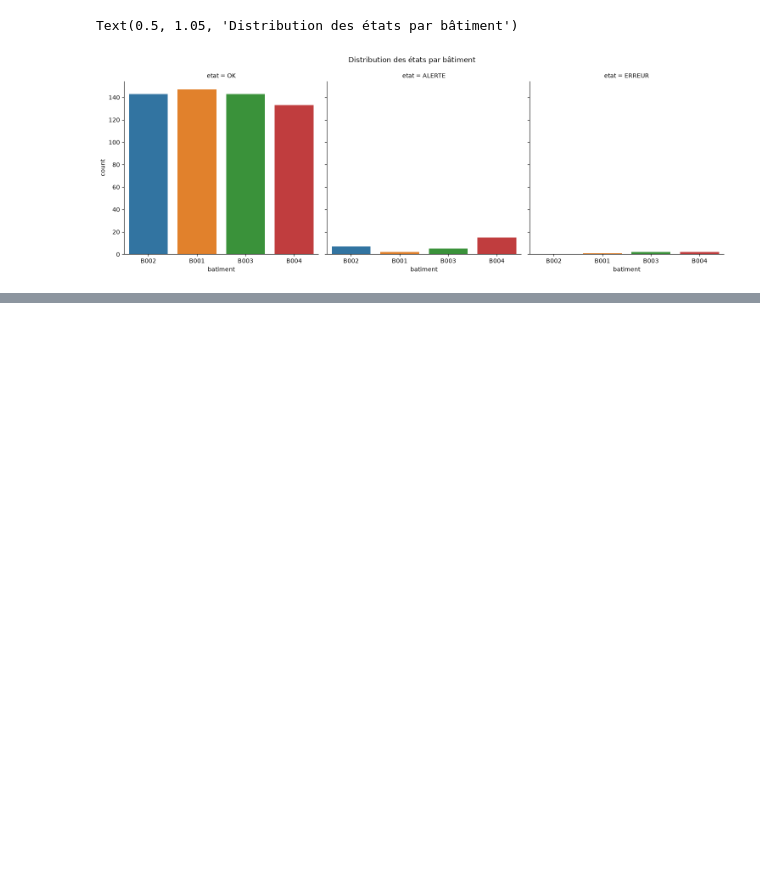
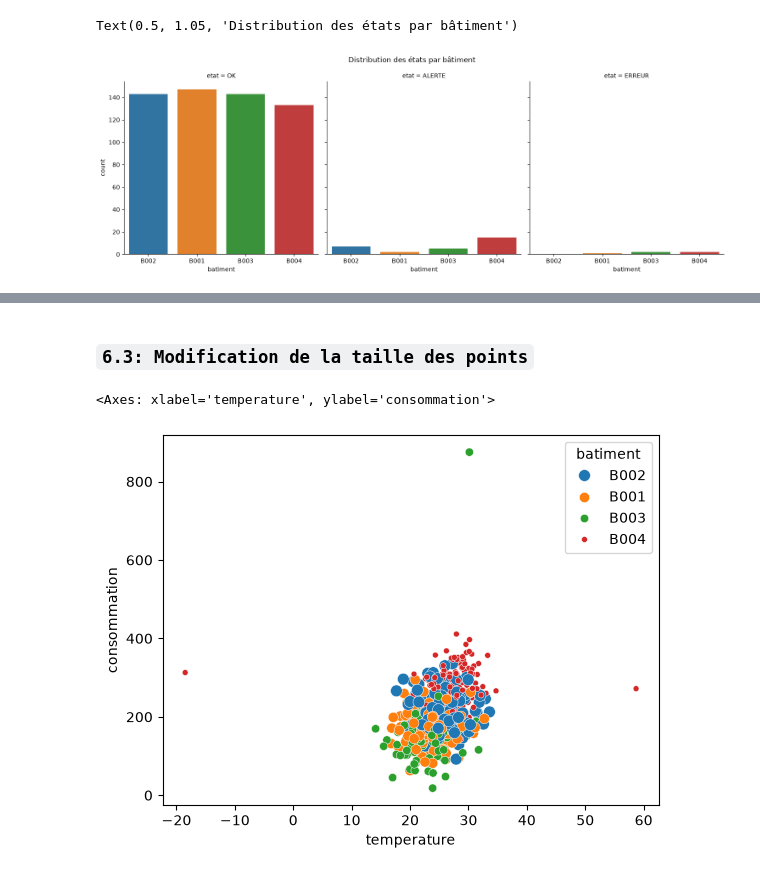
Before and after one commit to Alassanee/atelier_seaborn_iot, a Jupyter notebook: notebooks/atelier_seaborn_iot.ipynb, the cells around one changed output, grey strips where cells are left out. Cells and saved outputs as stored; diff of their text form; code cells hidden in the pictures; blank space fills up the shorter version.

```diff
--- a/notebooks/atelier_seaborn_iot.ipynb
+++ b/notebooks/atelier_seaborn_iot.ipynb
@@ -385,0 +409,7 @@ Text(0.5, 1.05, 'Distribution des états par bâtiment')
+# %% [markdown]
+### `6.3: Modification de la taille des points`
+# %%
+sns.scatterplot(data=df, x="temperature", y="consommation", hue="batiment", size='batiment')
+# %% [output]
+<Axes: xlabel='temperature', ylabel='consommation'>
+[figure, added]
```
Also changed, not shown: parts of 6 cells of this notebook.
